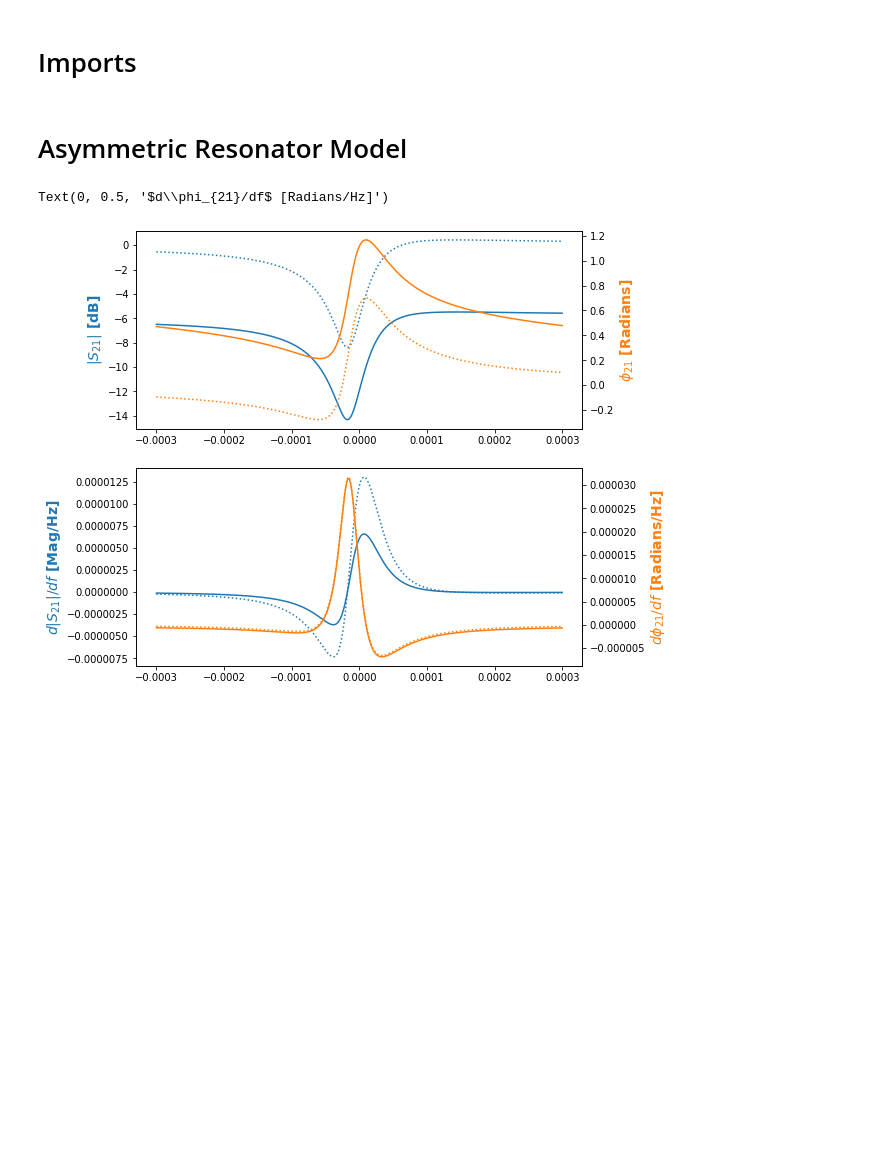
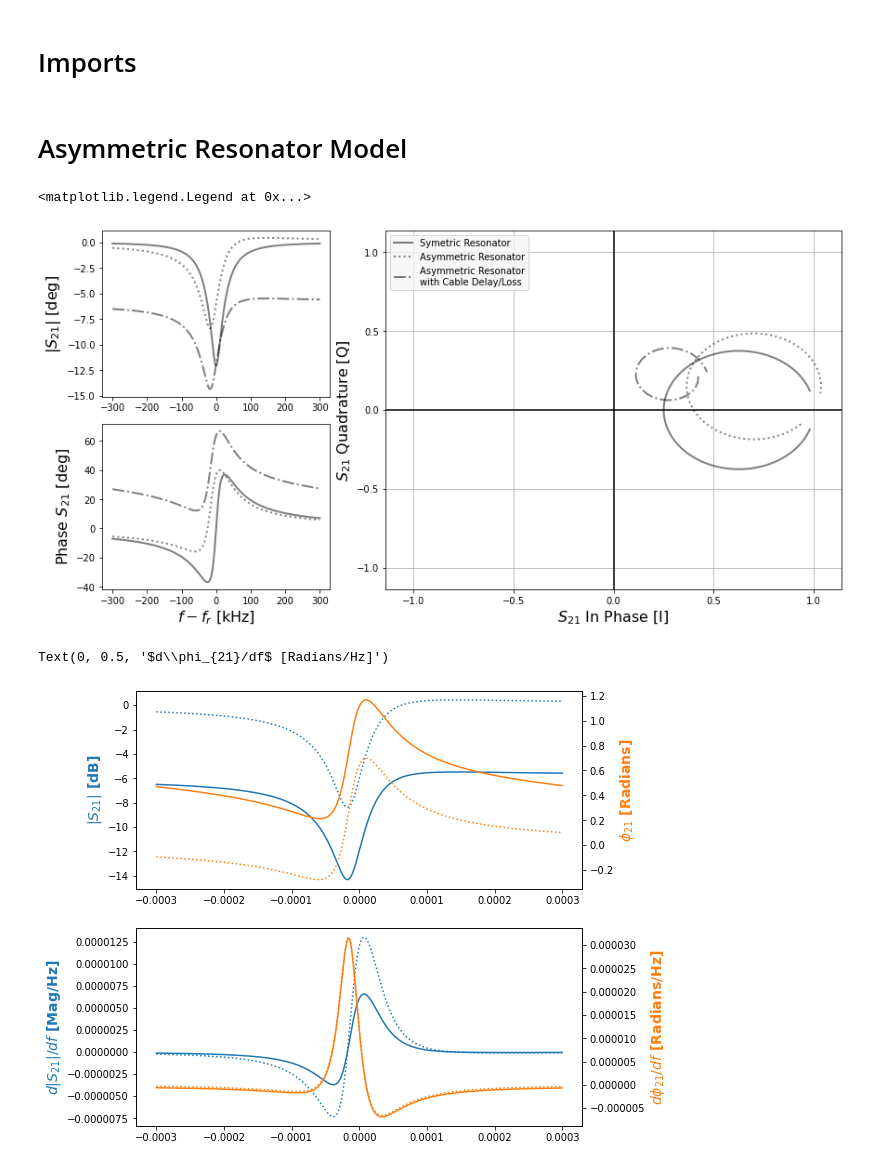
Before and after one commit to simonsobs/readout-script-dev, a Jupyter notebook: UCSD/Resonator_Model_Noise_Impact/Comparing_Resonator_Model_TF.ipynb, the cells around one changed output. Cells and saved outputs as stored; diff of their text form; code cells hidden in the pictures; blank space fills up the shorter version.

Commit message:
Added some more to resonator transfer function nbs

```diff
--- a/UCSD/Resonator_Model_Noise_Impact/Comparing_Resonator_Model_TF.ipynb
+++ b/UCSD/Resonator_Model_Noise_Impact/Comparing_Resonator_Model_TF.ipynb
@@ -7,6 +8,9 @@ import matplotlib.pyplot as plt
 # Asymmetric Resonator Model
 # %%
 ##Full fitting function used in SODETLIB
+def sym_resonator(f, f_0, Q, Q_e_real, Q_e_imag):
+    return (1 - ((Q/Q_e_real)*(1/(1+2j*Q*(f-f_0)/f_0))))
+
 def linear_resonator(f, f_0, Q, Q_e_real, Q_e_imag):
     Q_e = Q_e_real + 1j*Q_e_imag
     return (1 - (Q * Q_e**(-1) /(1 + 2j * Q * (f - f_0) / f_0) ) )
@@ -40,8 +44,53 @@ A_slope = 0.01/1e6
 #f_sweep = np.logspace(0,5.5,100)
 fplot = np.linspace(4.9997e9,5.0003e9,100000)
 #fplot = np.concatenate((5e9-np.flip(f_sweep),5e9+f_sweep))
+plot_sym = sym_resonator(fplot, f_0, Q, Q_e_real, Q_e_imag)
 plot_resasym = linear_resonator(fplot, f_0, Q, Q_e_real, Q_e_imag)#, delay, phi, f_min, A_mag, A_slope)
 plot_rescab = resonator_cable(fplot, f_0, Q, Q_e_real, Q_e_imag, delay, phi, f_min, A_mag, A_slope)
+# %%
+fig = plt.figure(figsize = (12,6),constrained_layout=True)
+gs = GridSpec(2, 6, figure=fig)
+ax1 = fig.add_subplot(gs[:1,0:2])
+ax1.plot((fplot-5e9)/1e3,20*np.log10(np.abs(plot_sym)),
+         color = 'k',ls = '-',lw = 2,alpha = 0.5)
+ax1.plot((fplot-5e9)/1e3,20*np.log10(np.abs(plot_resasym)),
+         color = 'k',ls = ':',lw = 2,alpha = 0.5)
+ax1.plot((fplot-5e9)/1e3,20*np.log10(np.abs(plot_rescab)),
+         color = 'k',ls = '-.',lw = 2,alpha = 0.5)
+ax1.set_ylabel('|$S_{21}$| [dB]',fontsize = 16)
+ax2 = fig.add_subplot(gs[1:,0:2])
+ax2.plot((fplot-5e9)/1e3,np.angle(plot_sym,deg=True),
+         color = 'k',ls = '-',lw = 2,alpha = 0.5)
+ax2.plot((fplot-5e9)/1e3,np.angle(plot_resasym,deg=True),
+         color = 'k',ls = ':',lw = 2,alpha = 0.5)
+ax2.plot((fplot-5e9)/1e3,np.angle(plot_rescab,deg=True),
+         color = 'k',ls = '-.',lw = 2,alpha = 0.5)
+ax2.set_xlabel('$f-f_r$ [kHz]',fontsize = 16)
+ax2.set_ylabel('Phase $S_{21}$ [deg]',fontsize = 16)
+ax3 = fig.add_subplot(gs[:,2:])
+ax3.plot(np.real(plot_sym),np.imag(plot_sym),
+         color = 'k',ls = '-',lw = 2,alpha = 0.5)
+ax3.plot(np.real(plot_resasym),np.imag(plot_resasym),
+         color = 'k',ls = ':',lw = 2,alpha = 0.5)
+ax3.plot(np.real(plot_rescab),np.imag(plot_rescab),
+         color = 'k',ls = '-.',lw = 2,alpha = 0.5)
+mrange = 1.1*np.max(np.concatenate((np.abs(np.real(plot_sym)),
+                               np.abs(np.imag(plot_sym)),
+                               np.abs(np.real(plot_resasym)),
+                               np.abs(np.imag(plot_resasym)))))
+ax3.set_xlim(-mrange,mrange)
+ax3.set_ylim(-mrange,mrange)
+ax3.axhline(0,color = 'k')
+ax3.axvline(0,color = 'k')
+ax3.set_xlabel('$S_{21}$ In Phase [I]',fontsize = 16)
+ax3.set_ylabel('$S_{21}$ Quadrature [Q]',fontsize = 16)
+ax3.grid()
+ax3.legend(['Symetric Resonator','Asymmetric Resonator',
+            'Asymmetric Resonator\nwith Cable Delay/Loss'],
+           loc = 'upper left',facecolor = 'whitesmoke')
+# %% [output]
+<matplotlib.legend.Legend at 0x...>
+[figure, added]
 # %%
 plt.figure(figsize = (8,8))
 ax1 = plt.subplot(2,1,1)
```
Also changed, not shown: parts of 1 cell of this notebook, 1 other file.
